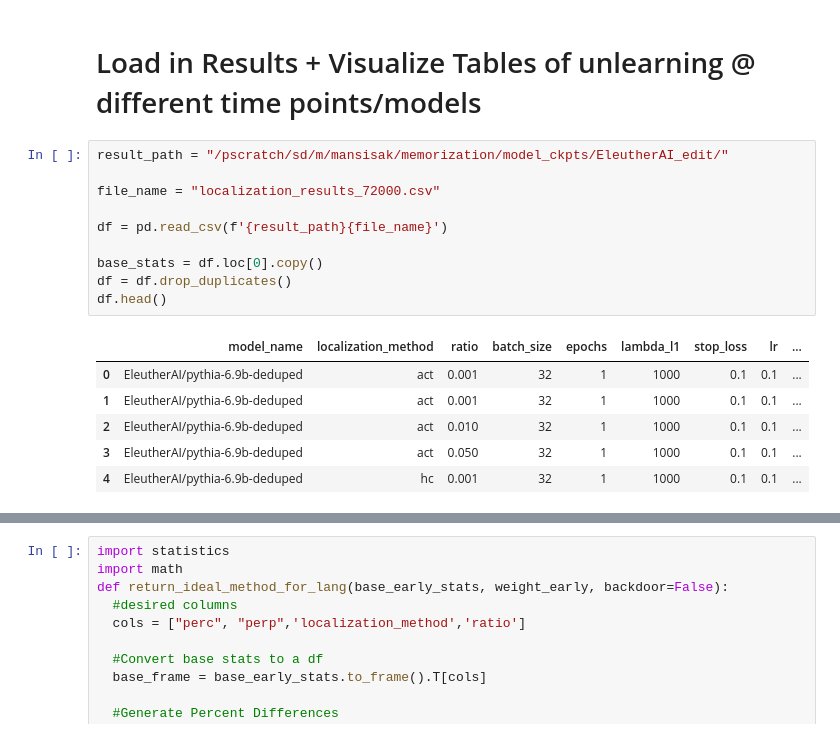
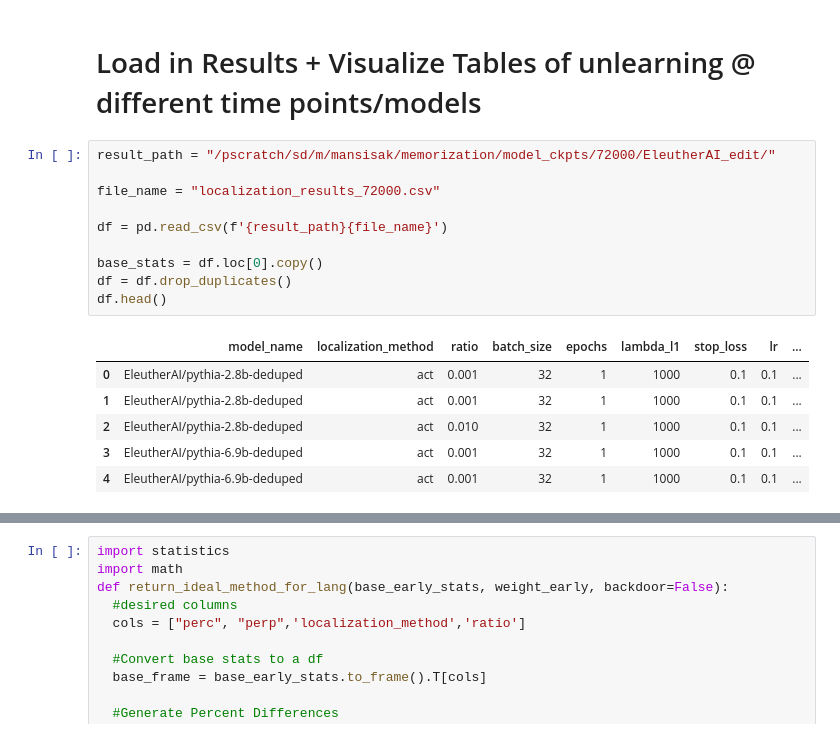
Before and after one commit to msakarvadia/memorization, a Jupyter notebook: figs/pythia_unlearning_results.ipynb, the cells around one changed output, grey strips where cells are left out. Saved outputs shown, nothing was run; the diff lists cells and outputs as text.

```diff
--- a/figs/pythia_unlearning_results.ipynb
+++ b/figs/pythia_unlearning_results.ipynb
@@ -36,22 +36,22 @@ import matplotlib.pyplot as plt
 # %% [markdown]
 # Load in Results + Visualize Tables of unlearning @ different time points/models
 # %%
-result_path = "/pscratch/sd/m/mansisak/memorization/model_ckpts/EleutherAI_edit/"
+result_path = "/pscratch/sd/m/mansisak/memorization/model_ckpts/72000/EleutherAI_edit/"
 
 file_name = "localization_results_72000.csv"
 
 df = pd.read_csv(f'{result_path}{file_name}')
 
 base_stats = df.loc[0].copy()
 df = df.drop_duplicates()
 df.head()
 # %% [output]
 |  | model_name | localization_method | ratio | batch_size | epochs | lambda_l1 | stop_loss | lr | ... |
-| 0 | EleutherAI/pythia-6.9b-deduped | act | 0.001 | 32 | 1 | 1000 | 0.1 | 0.1 | ... |
-| 1 | EleutherAI/pythia-6.9b-deduped | act | 0.001 | 32 | 1 | 1000 | 0.1 | 0.1 | ... |
-| 2 | EleutherAI/pythia-6.9b-deduped | act | 0.010 | 32 | 1 | 1000 | 0.1 | 0.1 | ... |
-| 3 | EleutherAI/pythia-6.9b-deduped | act | 0.050 | 32 | 1 | 1000 | 0.1 | 0.1 | ... |
-| 4 | EleutherAI/pythia-6.9b-deduped | hc | 0.001 | 32 | 1 | 1000 | 0.1 | 0.1 | ... |
+| 0 | EleutherAI/pythia-2.8b-deduped | act | 0.001 | 32 | 1 | 1000 | 0.1 | 0.1 | ... |
+| 1 | EleutherAI/pythia-2.8b-deduped | act | 0.001 | 32 | 1 | 1000 | 0.1 | 0.1 | ... |
+| 2 | EleutherAI/pythia-2.8b-deduped | act | 0.010 | 32 | 1 | 1000 | 0.1 | 0.1 | ... |
+| 3 | EleutherAI/pythia-6.9b-deduped | act | 0.001 | 32 | 1 | 1000 | 0.1 | 0.1 | ... |
+| 4 | EleutherAI/pythia-6.9b-deduped | act | 0.001 | 32 | 1 | 1000 | 0.1 | 0.1 | ... |
 # %%
 df[df['unlearn_set_name'].isna()]
 # %% [output]
```
Also changed, not shown: parts of 11 cells of this notebook, 1 other file.
